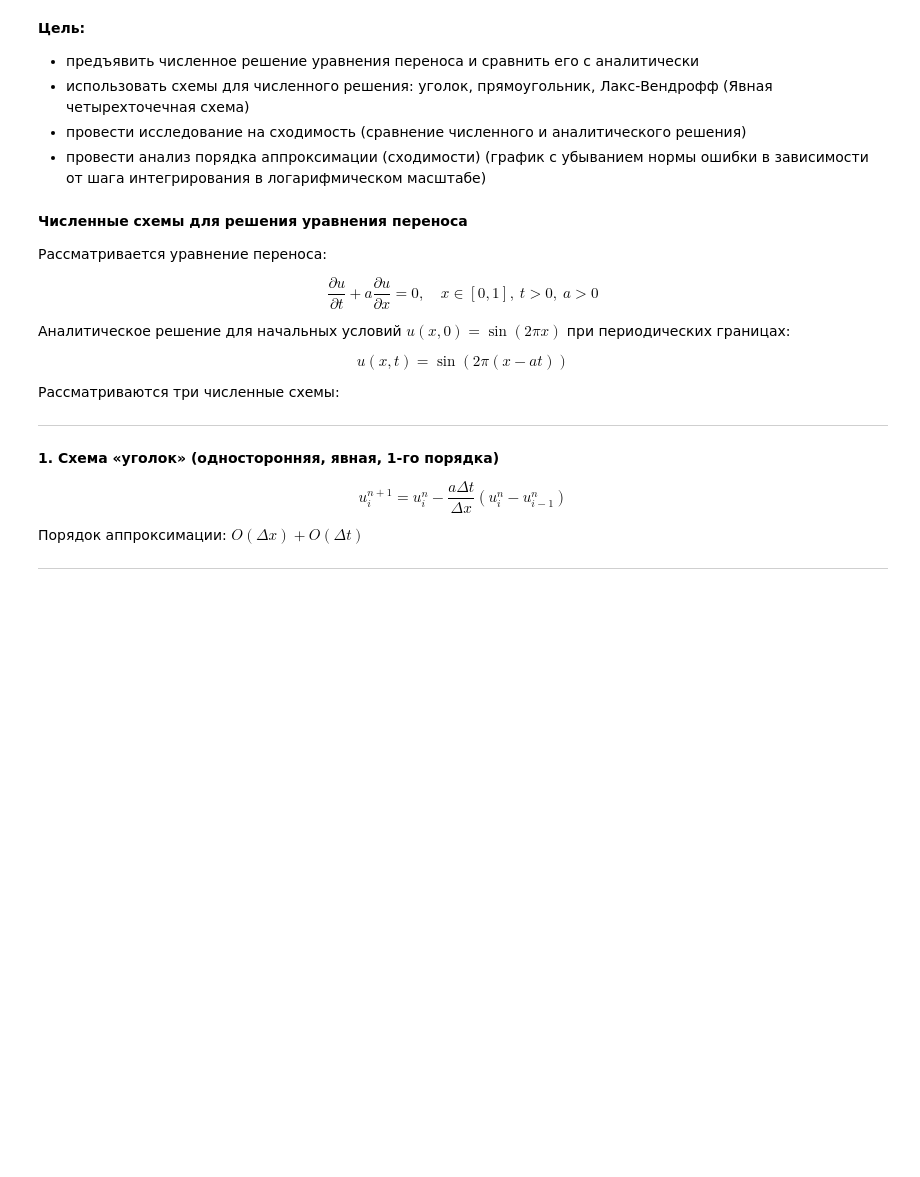
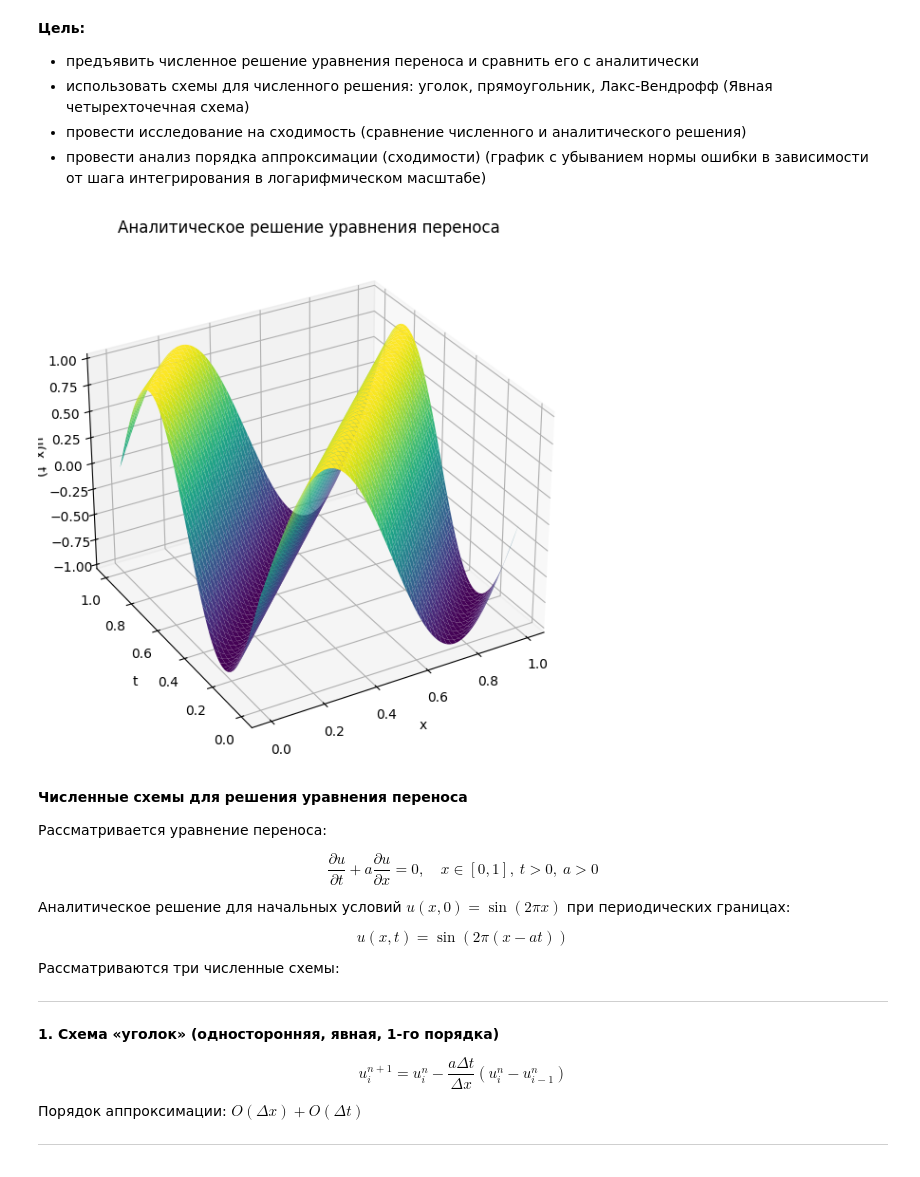
Before and after one commit to oncominglane/computational_mathematics, a Jupyter notebook: sem2/lab5/lab5.ipynb, the cells around one changed output. Saved outputs shown, nothing was run; the diff lists cells and outputs as text; code cells hidden in the pictures; blank space fills up the shorter version.

Commit message:
addded lax-wendroff method and 3D plot in lab5

```diff
--- a/sem2/lab5/lab5.ipynb
+++ b/sem2/lab5/lab5.ipynb
@@ -21,3 +24,40 @@
+# %%
+# Параметры
+a = 1.0         # скорость переноса
+
+X = 1.0         # длина отрезка по x
+T = 1.0         # конечное время
+
+Nx = 200        # число точек по пространству
+Nt = 200        # число точек по времени
+
+
+# Сетка
+x = np.linspace(0, X, Nx, endpoint=False)
+t = np.linspace(0, T, Nt)
+X_grid, T_grid = np.meshgrid(x, t, indexing='xy')
+
+
+# Аналитическое решение: u(x,t) = sin(2π(x-at))
+U = np.sin(2 * np.pi * (X_grid - a * T_grid))  # автоматическая периодичность
+
+
+# Построение 3D-графика
+fig = plt.figure(figsize=(10, 6))
+ax = fig.add_subplot(111, projection='3d')
+ax.plot_surface(X_grid, T_grid, U, cmap='viridis')
+
+ax.view_init(elev=30, azim=-120)#поворот камеры
+
+ax.set_title("Аналитическое решение уравнения переноса")
+ax.set_xlabel("x")
+ax.set_ylabel("t")
+ax.set_zlabel("u(x, t)")
+
+plt.tight_layout()
+plt.show()
+# %% [output]
+[figure, added]
 # %% [markdown]
  **Численные схемы для решения уравнения переноса**
 
```
Also changed, not shown: parts of 12 cells of this notebook.
